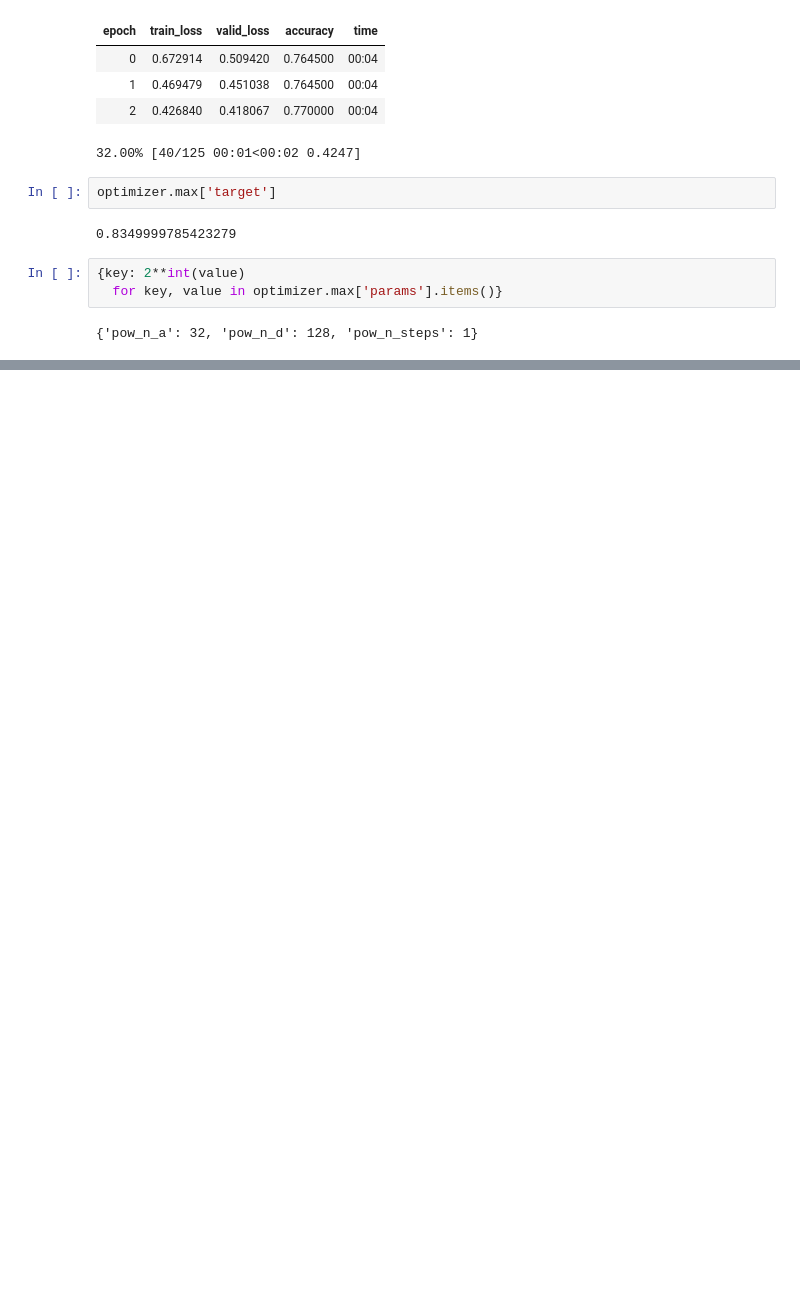
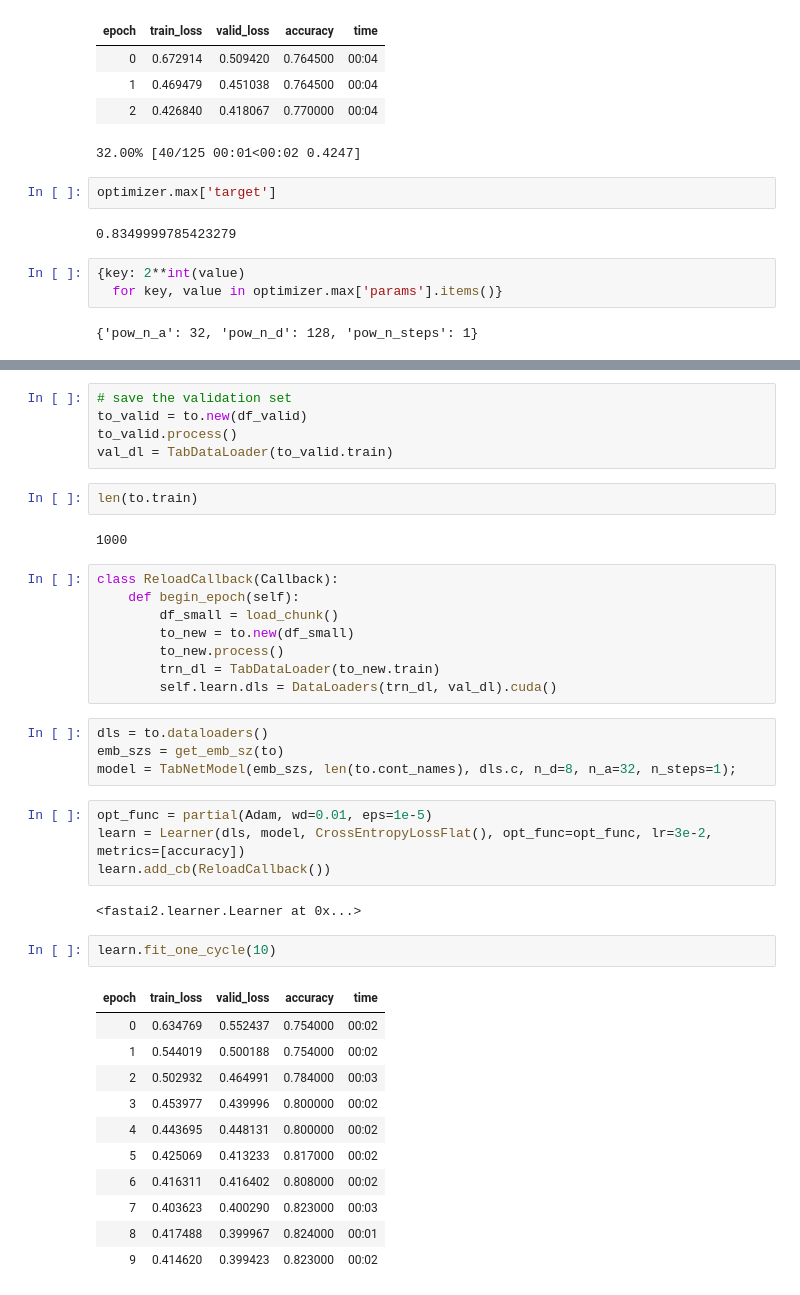
Before and after one commit to mgrankin/fast_tabnet, a Jupyter notebook: index.ipynb, the cells around one changed output, grey strips where cells are left out. Saved outputs shown, nothing was run; the diff lists cells and outputs as text; blank space fills up the shorter version.

```diff
--- a/index.ipynb
+++ b/index.ipynb
@@ -186,0 +211,41 @@ optimizer.max['target']
+# %%
+# save the validation set
+to_valid = to.new(df_valid)
+to_valid.process()
+val_dl = TabDataLoader(to_valid.train)
+# %%
+len(to.train)
+# %% [output]
+1000
+# %%
+class ReloadCallback(Callback):
+    def begin_epoch(self):
+        df_small = load_chunk()
+        to_new = to.new(df_small)
+        to_new.process()
+        trn_dl = TabDataLoader(to_new.train)
+        self.learn.dls = DataLoaders(trn_dl, val_dl).cuda()
+# %%
+dls = to.dataloaders()
+emb_szs = get_emb_sz(to)
+model = TabNetModel(emb_szs, len(to.cont_names), dls.c, n_d=8, n_a=32, n_steps=1);
+# %%
+opt_func = partial(Adam, wd=0.01, eps=1e-5)
+learn = Learner(dls, model, CrossEntropyLossFlat(), opt_func=opt_func, lr=3e-2, metrics=[accuracy])
+learn.add_cb(ReloadCallback())
+# %% [output]
+<fastai2.learner.Learner at 0x...>
+# %%
+learn.fit_one_cycle(10)
+# %% [output]
+| epoch | train_loss | valid_loss | accuracy | time |
+| 0 | 0.634769 | 0.552437 | 0.754000 | 00:02 |
+| 1 | 0.544019 | 0.500188 | 0.754000 | 00:02 |
+| 2 | 0.502932 | 0.464991 | 0.784000 | 00:03 |
+| 3 | 0.453977 | 0.439996 | 0.800000 | 00:02 |
+| 4 | 0.443695 | 0.448131 | 0.800000 | 00:02 |
+| 5 | 0.425069 | 0.413233 | 0.817000 | 00:02 |
+| 6 | 0.416311 | 0.416402 | 0.808000 | 00:02 |
+| 7 | 0.403623 | 0.400290 | 0.823000 | 00:03 |
+| 8 | 0.417488 | 0.399967 | 0.824000 | 00:01 |
+| 9 | 0.414620 | 0.399423 | 0.823000 | 00:02 |
```
Also changed, not shown: parts of 8 cells of this notebook, 3 other files.
